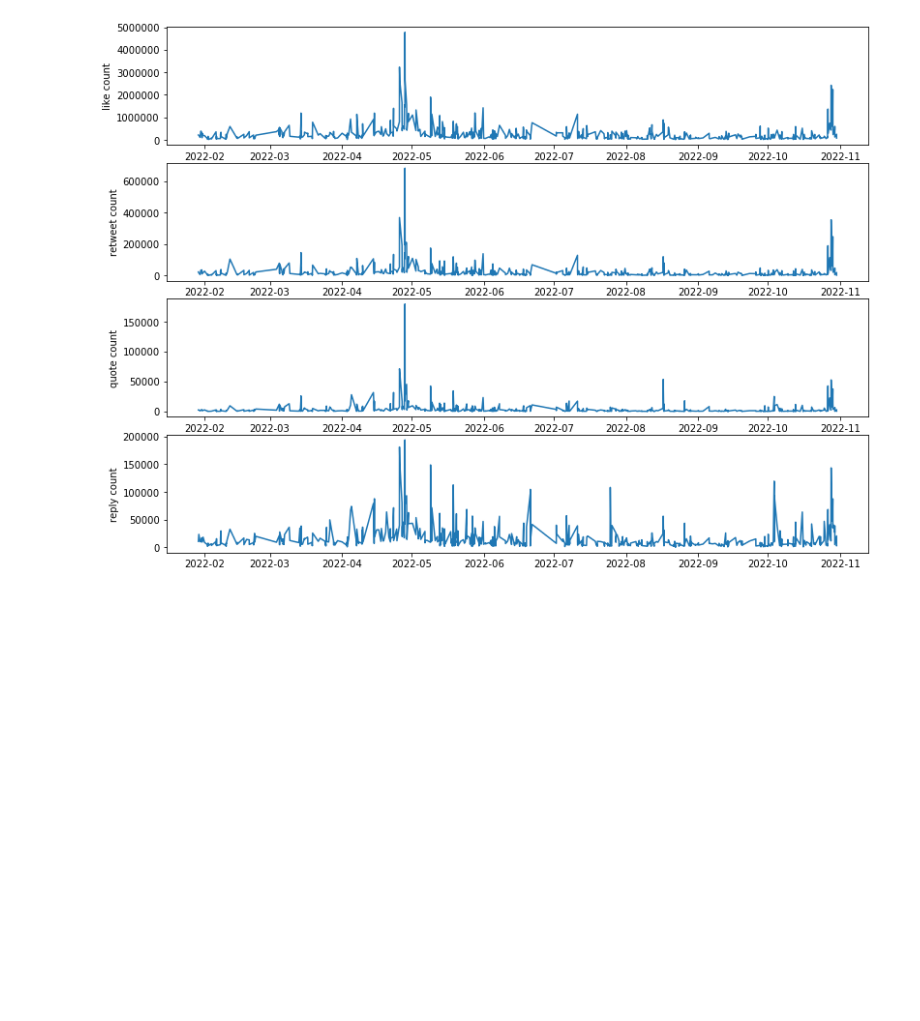
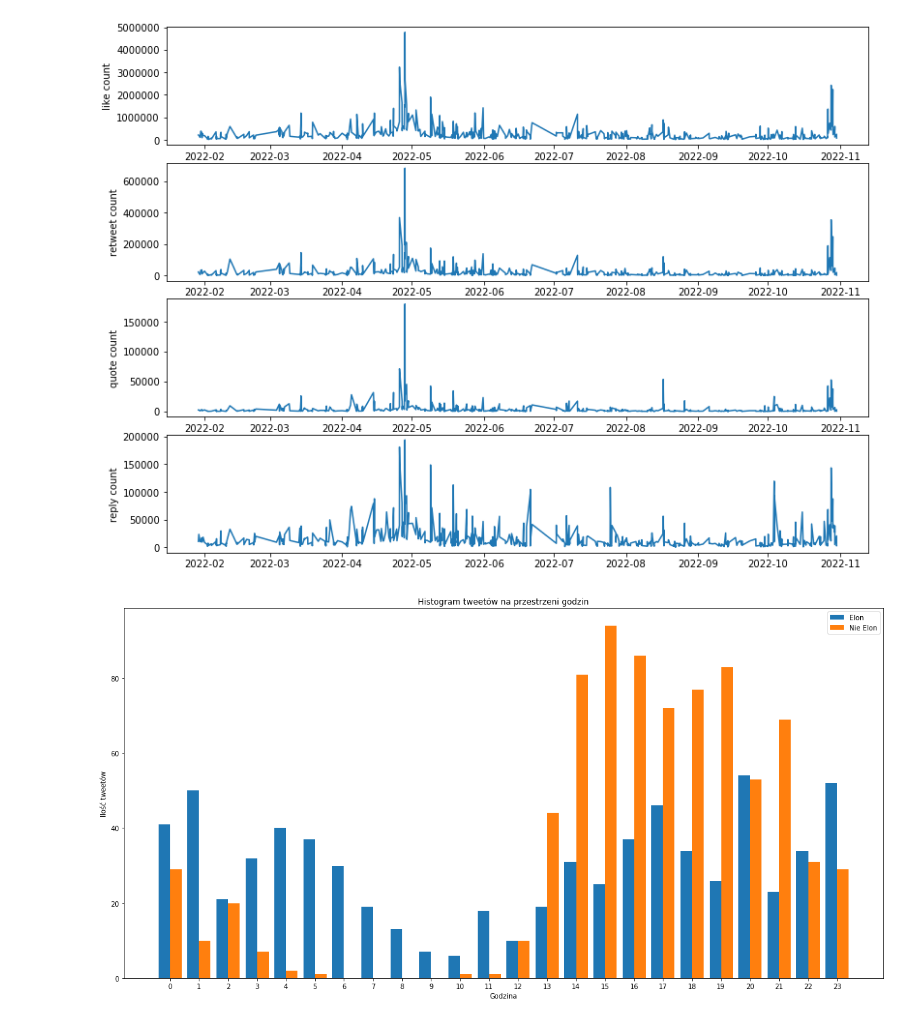
Before and after one commit to Wiktor-99/MAED, a Jupyter notebook: elon_musk_tweet_classification.ipynb, the cells around one changed output. Drawn from its saved outputs; the diff is of its cells as text; code cells hidden in the pictures; blank space fills up the shorter version.

Commit message:
Add histograms ploting

```diff
--- a/elon_musk_tweet_classification.ipynb
+++ b/elon_musk_tweet_classification.ipynb
@@ -27,15 +27,49 @@ def plot_charts(data_frame, ylabels):
         ax.plot(data_frame["created at"].to_numpy(dtype='datetime64'), data_frame[ylabel].to_numpy())
         ax.set_ylabel(ylabel)
 
-data_frame = pd.read_csv('user_data/basic_elonmusk_tweets.csv')
-data_frame["created at"] = pd.to_datetime(data_frame["created at"])
+data_frame_elon = pd.read_csv('user_data/basic_elonmusk_tweets.csv')
+data_frame_elon["created at"] = pd.to_datetime(data_frame_elon["created at"])
 
 ylabels = ["like count","retweet count", 'quote count', 'reply count']
 
 
-plot_charts(data_frame, ylabels)
+plot_charts(data_frame_elon, ylabels)
 # %% [output]
 [figure]
+# %%
+data_frame_obama = pd.read_csv('user_data/basic_BarackObama_tweets.csv')
+data_frame_obama["created at"] = pd.to_datetime(data_frame_obama["created at"])
+
+obama_data_count_by_hour = data_frame_obama['created at'].groupby(data_frame_obama['created at'].dt.hour).count()
+elon_data_count_by_hour = data_frame_elon['created at'].groupby(data_frame_elon['created at'].dt.hour).count()
+
+def fill_missing_hours_with_zero(data_count_by_hour_dict):
+    for i in range(24):
+        if i not in data_count_by_hour_dict:
+            data_count_by_hour_dict[i] = 0
+
+    data_count_by_hour_list = list(dict(sorted(data_count_by_hour_dict.items())).values())
+    return np.array(data_count_by_hour_list).astype(float)
+
+data_count_by_hour = fill_missing_hours_with_zero(obama_data_count_by_hour.to_dict())
+
+def plot_histogram_of_tweet_during_time(elon_data_count_by_hour, not_elon_data_count_by_hour):
+    bar_width = 0.4
+    hours = np.arange(24)
+    plt.figure(figsize=(20, 10))
+    plt.bar(hours - bar_width/2, elon_data_count_by_hour.values, width=bar_width, label='Elon')
+    plt.bar(hours + bar_width/2, not_elon_data_count_by_hour, width=0.4, label='Nie Elon')
+
+    plt.xticks(hours, hours)
+    plt.xlabel("Godzina")
+    plt.ylabel("Ilość tweetów")
+    plt.title("Histogram tweetów na przestrzeni godzin")
+    plt.legend()
+    plt.show()
+
+plot_histogram_of_tweet_during_time(elon_data_count_by_hour, data_count_by_hour)
+# %% [output]
+[figure, added]
 # %%
 data_frame = pd.read_csv('user_data/basic_BarackObama_tweets.csv')
 plot_charts(data_frame, ylabels)
```
Also changed, not shown: parts of 1 cell of this notebook, 1 other file.
